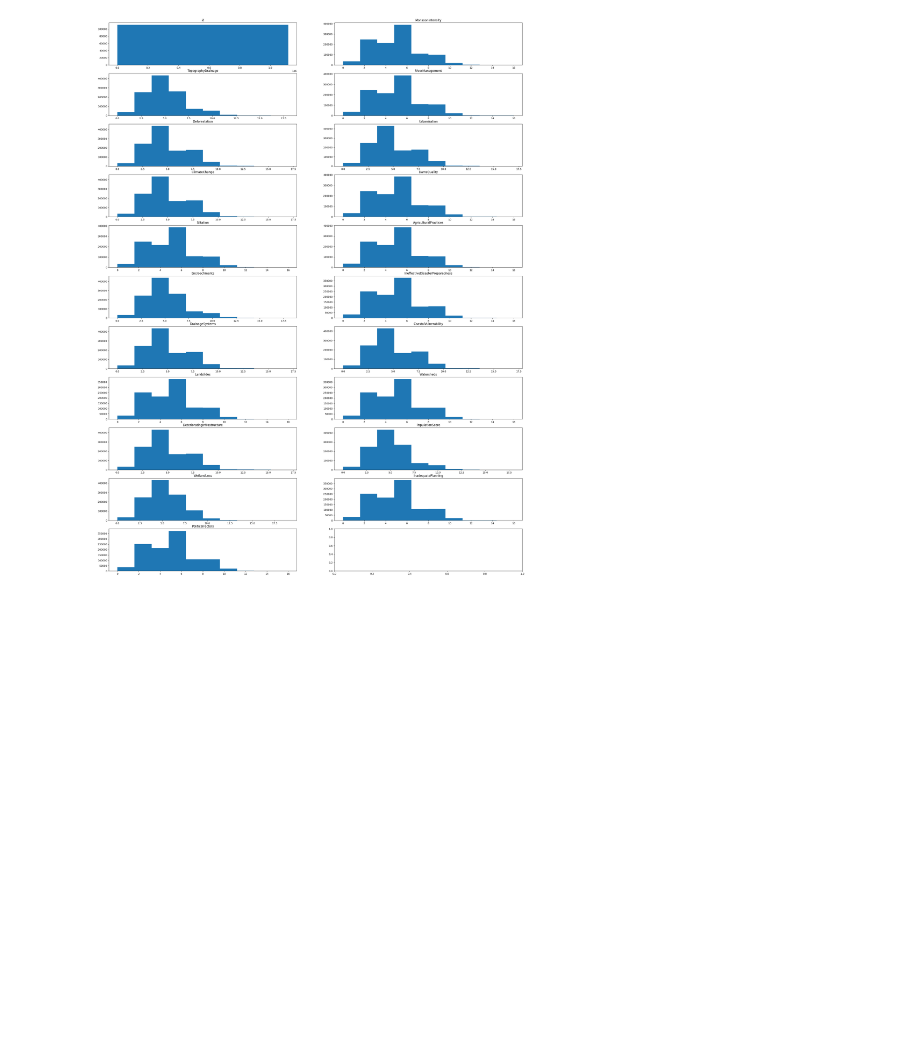
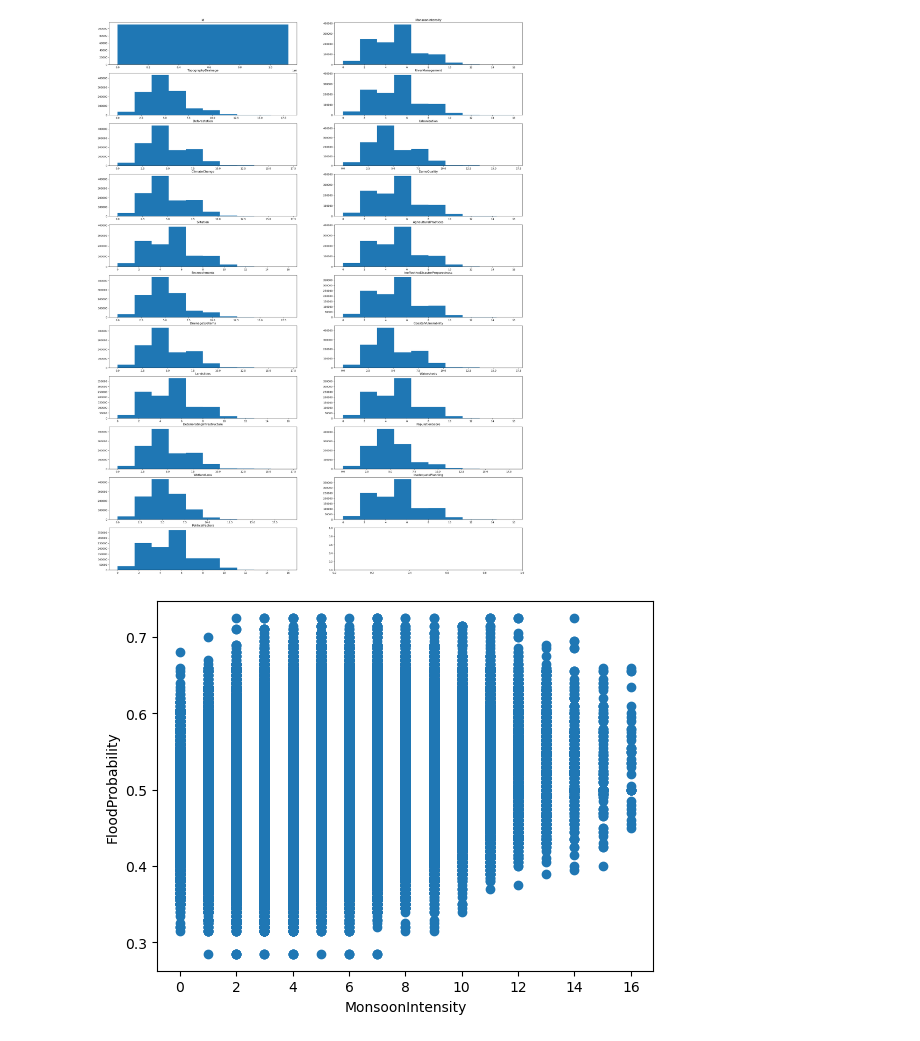
Before and after one commit to IlyyaNeustroev/ML-2025-practice-case-3, a Jupyter notebook: DA/PythonProject8/model.ipynb, the cells around one changed output. Saved outputs shown, nothing was run; the diff lists cells and outputs as text; code cells hidden in the pictures; blank space fills up the shorter version.

Commit message:
feat: добавил в модель диаграммы рассеяния и рабочую модель. Не могу пока оценить качество модели

```diff
--- a/DA/PythonProject8/model.ipynb
+++ b/DA/PythonProject8/model.ipynb
@@ -182,3 +164,10 @@ for idx, column_name in enumerate(num_columns):
     plt.title(column_name)
 # %% [output]
 [figure]
+# %%
+plt.scatter(df['MonsoonIntensity'], df['FloodProbability']) # строим диаграмму рассеяния по индекса дождей и вероятности затопления
+plt.xlabel('MonsoonIntensity')
+plt.ylabel('FloodProbability')
+plt.show()
+# %% [output]
+[figure, added]
```
Also changed, not shown: parts of 1 cell of this notebook, 1 other file.
